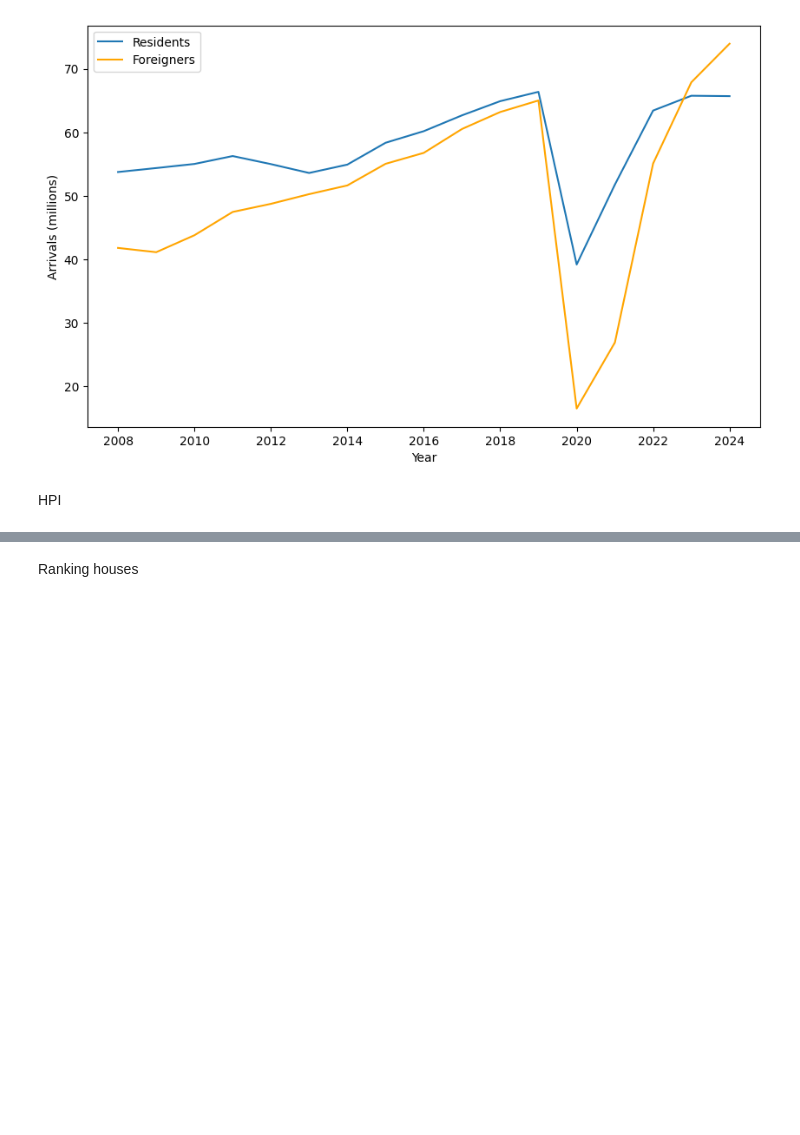
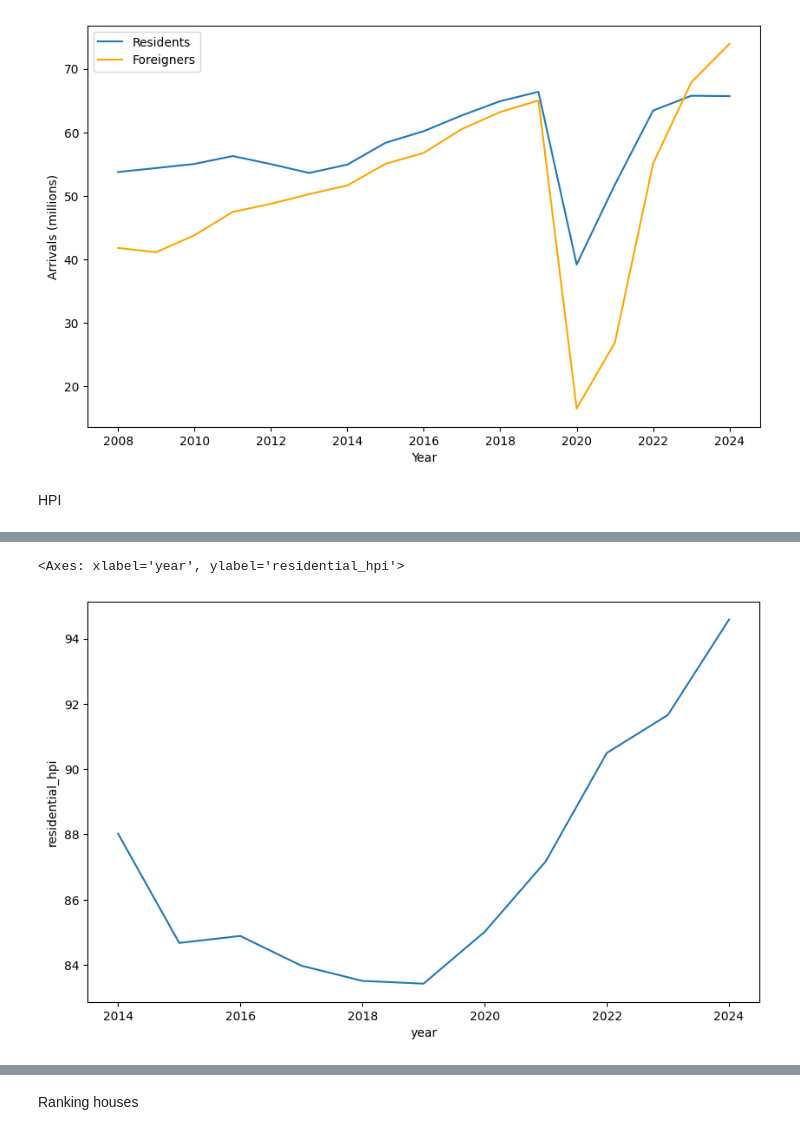
Before and after one commit to FrancescoCorti/Housing_Project, a Jupyter notebook: code/3_0_enginnering.ipynb, the cells around one changed output, grey strips where cells are left out. Cells and saved outputs as stored; diff of their text form; code cells hidden in the pictures; blank space fills up the shorter version.

```diff
--- a/code/3_0_enginnering.ipynb
+++ b/code/3_0_enginnering.ipynb
@@ -145,6 +145,8 @@ df[["price_growth", "cpi_growth"]].corr()
 | cpi_growth | -0.471601 | 1.000000 |
 # %%
 df_hpi = pd.read_parquet('datasets/macro/hpi.parquet')
+# %%
+df_res = pd.read_parquet('datasets/macro/residential_hpi.parquet')
 # %%
 df_test = df.groupby(['year'], observed=True).agg({
     'prov_buy_min_wgt':'mean',
@@ -435,2 +449,8 @@ HPI
+# %%
+plt.figure(figsize=(10,6))
+sns.lineplot(data=df_res[df_res['year'] >= 2014], x='year', y='residential_hpi')
+# %% [output]
+<Axes: xlabel='year', ylabel='residential_hpi'>
+[figure, added]
 # %%
 plt.figure(figsize=(10,6))
```
Also changed, not shown: parts of 9 cells of this notebook, 2 other files.
